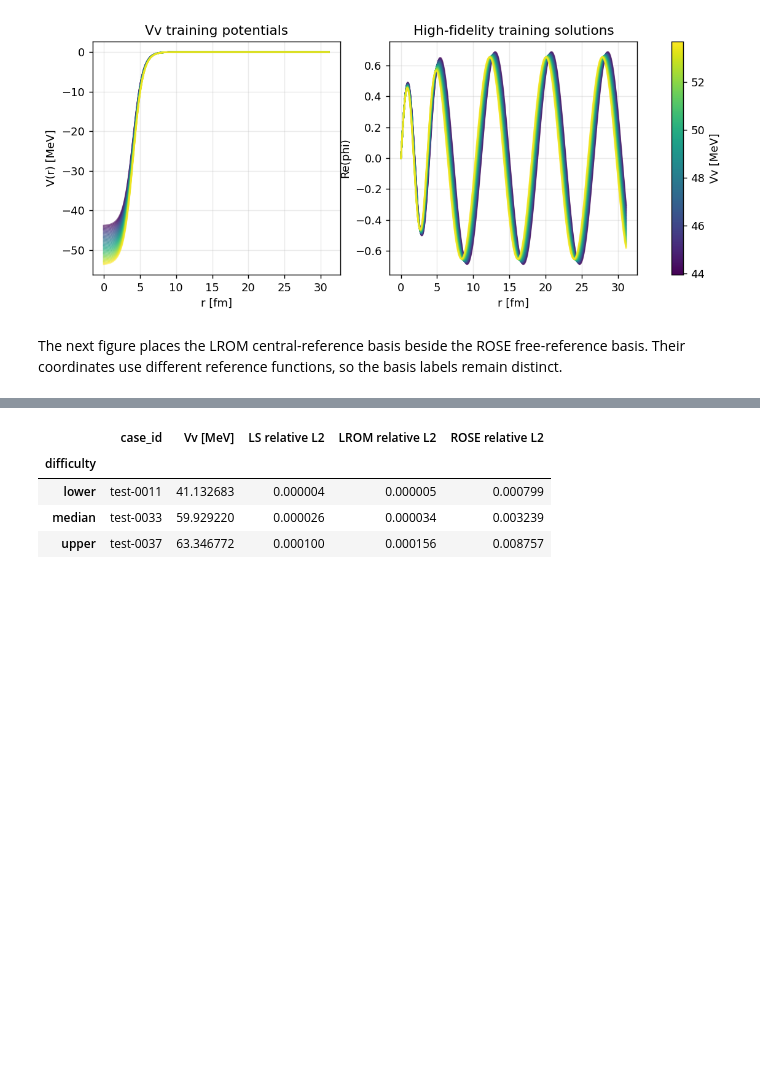
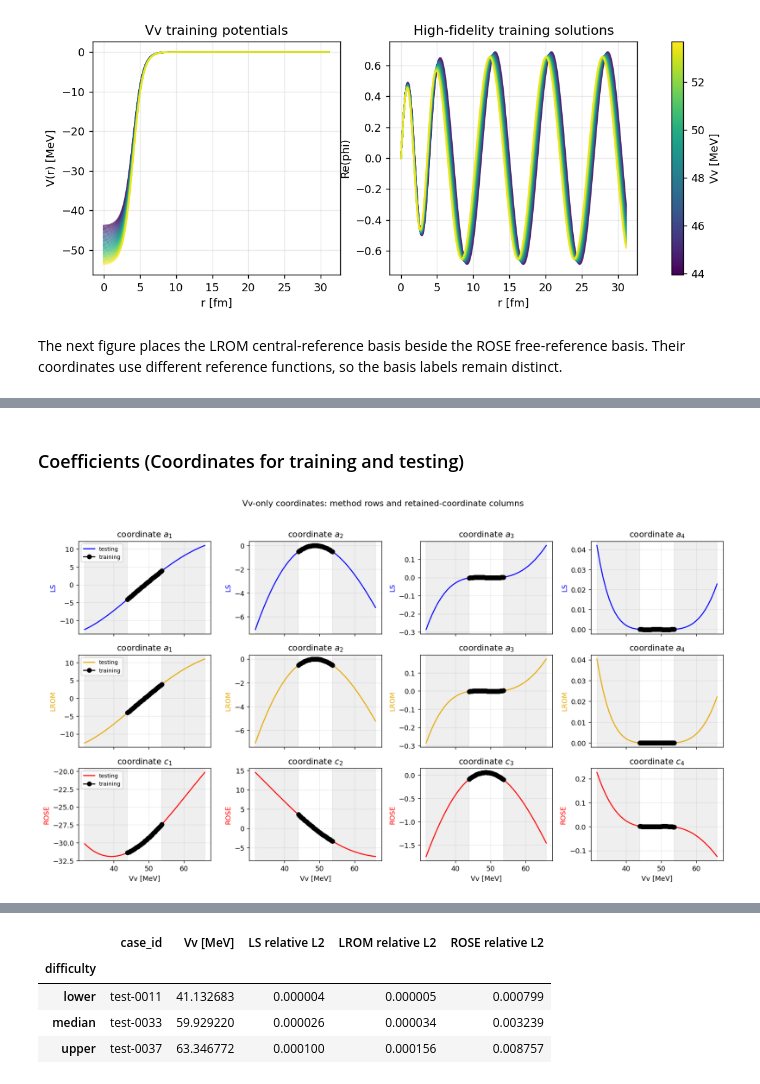
Before and after one commit to nitrogen5052/Learning-Reduced-Order-Models, a Jupyter notebook: notebooks/01_rbm_vs_lrom_single_wavefunction.ipynb, the cells around one changed output, grey strips where cells are left out. Cells and saved outputs as stored; diff of their text form; code cells hidden in the pictures; blank space fills up the shorter version.

```diff
--- a/notebooks/01_rbm_vs_lrom_single_wavefunction.ipynb
+++ b/notebooks/01_rbm_vs_lrom_single_wavefunction.ipynb
@@ -335 +270,74 @@ plt.show()
+# %% [markdown]
+### Coefficients (Coordinates for training and testing)
+# %%
+#
+vv_train = vv_train_rows[:, 0]
+vv_test = vv_test_rows[:, 0]
+vv_plot_mask = ~np.isclose(vv_test, Vv0, rtol=0.0, atol=1e-12)
+vv_coordinate_data = {
+    "LS": {
+        "training": vv_ls_train_coefficients,
+        "testing": vv_ls_coefficients,
+        "symbol": "a",
+        "color": METHOD_COLORS["ls"],
+    },
+    "LROM": {
+        "training": np.asarray(
+            vv_emulator.training_results.coefficients["lrom"][0]
+        ),
+        "testing": np.asarray(
+            vv_emulator.testing_results.coefficients["lrom"][0]
+        ),
+        "symbol": "a",
+        "color": METHOD_COLORS["lrom"],
+    },
+    "ROSE": {
+        "training": vv_rose_train_coefficients,
+        "testing": vv_rose_coefficients,
+        "symbol": "c",
+        "color": METHOD_COLORS["rose"],
+    },
+}
+vv_train_low, vv_train_high = vv_training_ranges["Vv"]
+fig, axes = plt.subplots(3, BASIS_SIZE, figsize=(14.0, 8.0), sharex="col")
+for row_index, (method, coordinate_data) in enumerate(
+    vv_coordinate_data.items()
+):
+    for coordinate_index in range(BASIS_SIZE):
+        ax = axes[row_index, coordinate_index]
+
+        ax.plot(
+            vv_test[vv_plot_mask],
+            np.real(
+                coordinate_data["testing"][vv_plot_mask, coordinate_index]
+            ),
+            #s=24,
+            #marker="s",
+            color=coordinate_data["color"],
+            #alpha=0.75,
+            label="testing" if coordinate_index == 0 else None,
+        )
+        ax.plot(
+            vv_train,
+            np.real(coordinate_data["training"][:, coordinate_index]),
+            #s=24,
+            marker="o",
+            #facecolors="none",
+            #edgecolors="black",
+            color='black',
+            #alpha=0.65,
+            label="training" if coordinate_index == 0 else None,
+        )
+        ax.axvspan(vv_test.min(), vv_train_low, color="gray", alpha=0.12)
+        ax.axvspan(vv_train_high, vv_test.max(), color="gray", alpha=0.12)
+        ax.set_title(fr"coordinate ${coordinate_data['symbol']}_{{{coordinate_index + 1}}}$")
+        ax.set_ylabel(method, color=coordinate_data["color"])
+        if row_index == len(vv_coordinate_data) - 1:
+            ax.set_xlabel("Vv [MeV]")
+    axes[row_index, 0].legend(fontsize=8)
+fig.suptitle("Vv-only coordinates: method rows and retained-coordinate columns")
+fig.tight_layout(rect=(0, 0, 1, 0.96))
+plt.show()
+# %% [output]
+[figure, added]
 # %% [markdown]
```
Also changed, not shown: parts of 30 cells of this notebook.
